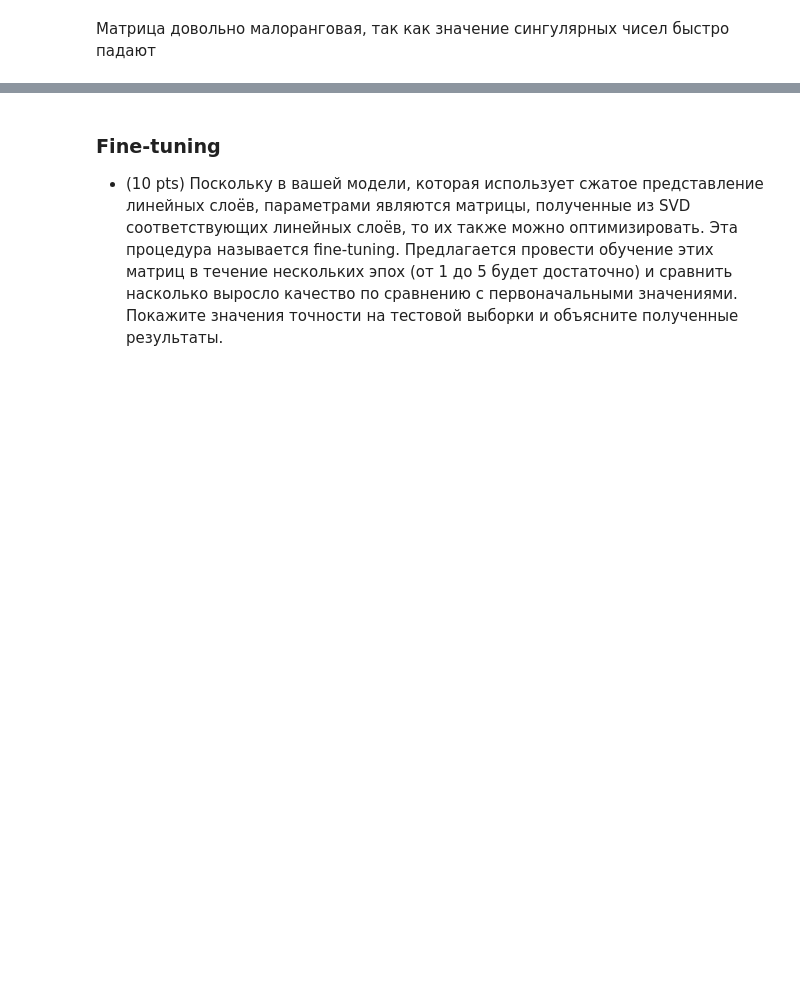
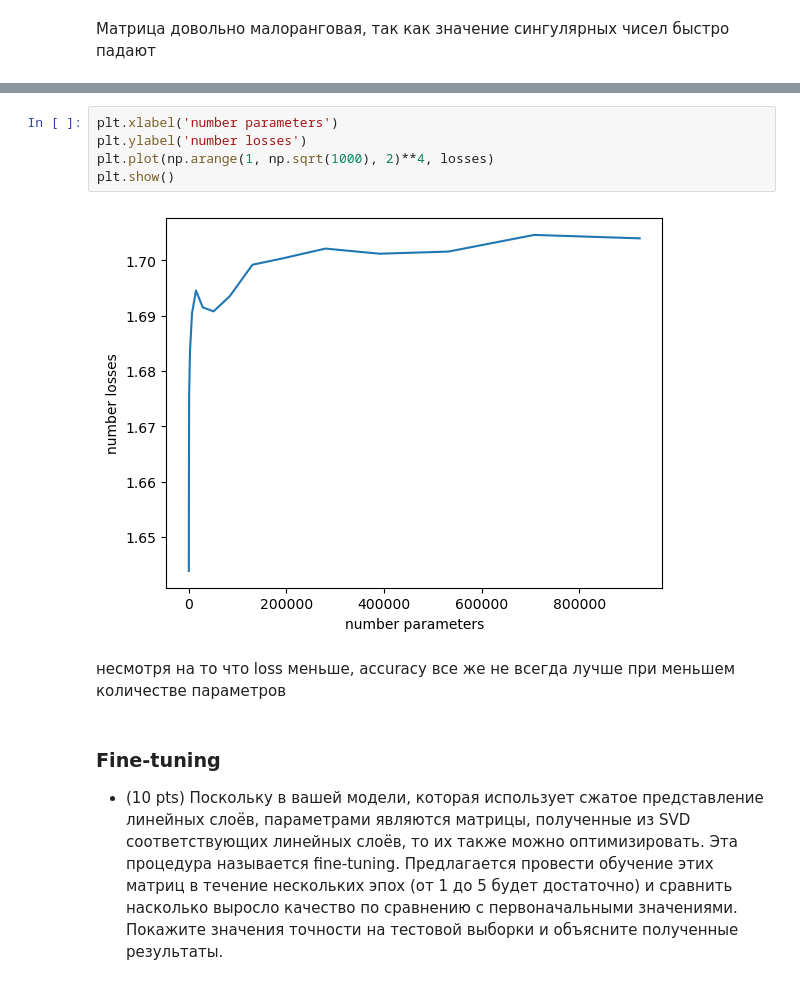
Before and after one commit to grach0v/AI_Masters, a Jupyter notebook: Linalg_1/hw2.ipynb, the cells around one changed output, grey strips where cells are left out. Drawn from its saved outputs; the diff is of its cells as text; blank space fills up the shorter version.

```diff
--- a/Linalg_1/hw2.ipynb
+++ b/Linalg_1/hw2.ipynb
@@ -197,3 +345,12 @@ class Net_gz(nn.Module):
+# %%
+plt.xlabel('number parameters')
+plt.ylabel('number losses')
+plt.plot(np.arange(1, np.sqrt(1000), 2)**4, losses)
+plt.show()
+# %% [output]
+[figure, added]
+# %% [markdown]
+несмотря на то что loss меньше, accuracy все же не всегда лучше при меньшем количестве параметров
 # %% [markdown]
 ### Fine-tuning
 
```
Also changed, not shown: parts of 18 cells of this notebook.
